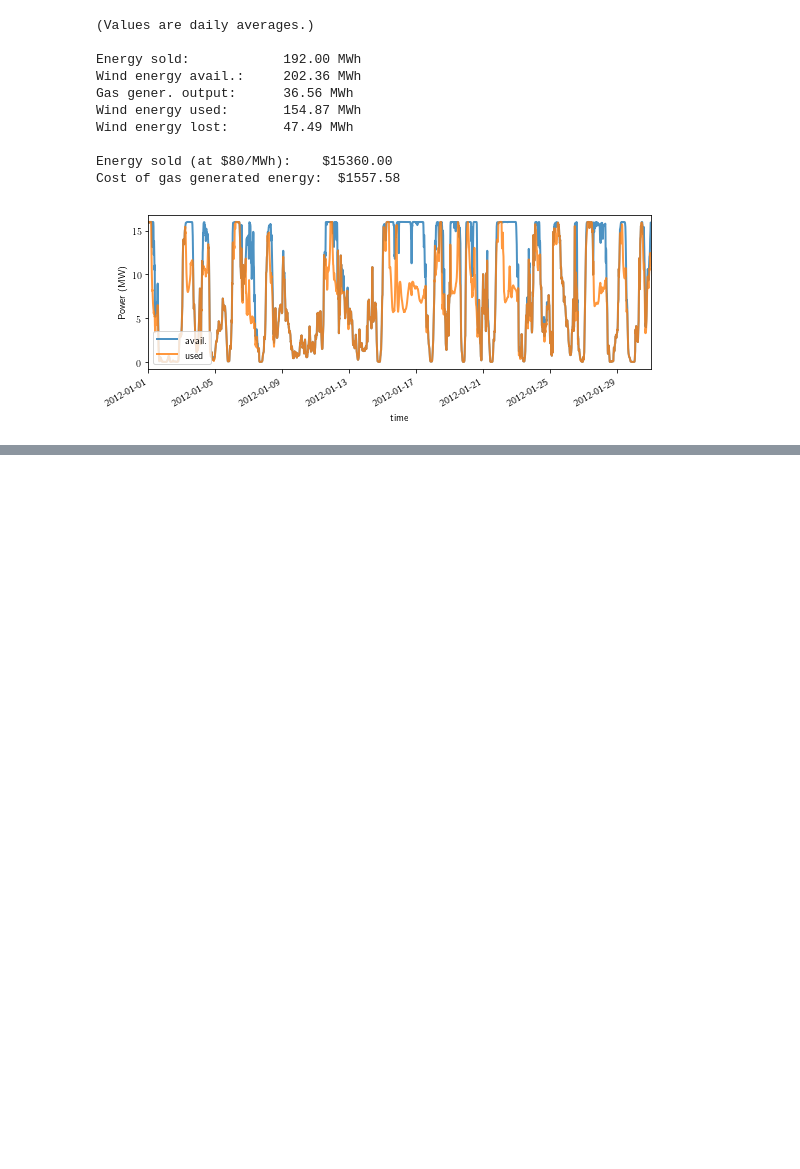
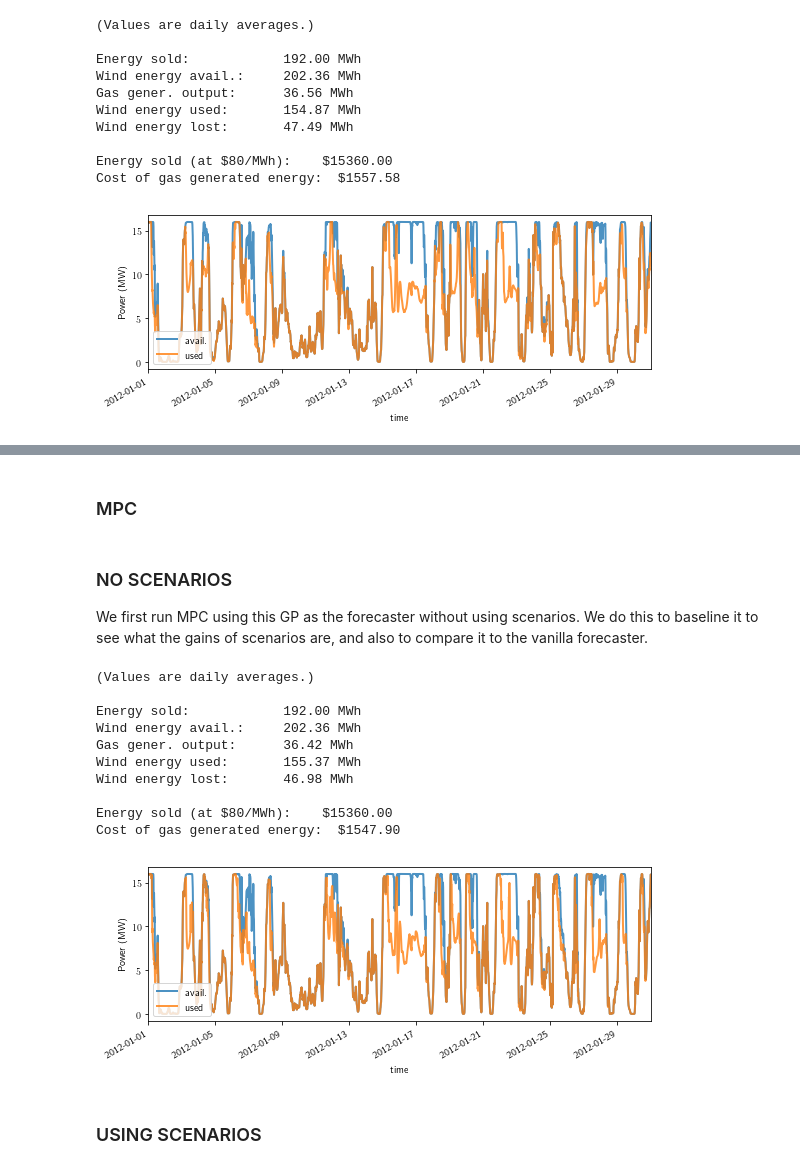
Before and after one commit to lsspear/mpc_project, a Jupyter notebook: Gaussian_Process.ipynb, the cells around one changed output, grey strips where cells are left out. Cells and saved outputs as stored; diff of their text form; code cells hidden in the pictures; blank space fills up the shorter version.

```diff
--- a/Gaussian_Process.ipynb
+++ b/Gaussian_Process.ipynb
@@ -964,0 +1051,5 @@ Cost of gas generated energy:  $1557.58
+# %% [markdown]
+### MPC
+# %% [markdown]
+### NO SCENARIOS
+We first run MPC using this GP as the forecaster without using scenarios. We do this to baseline it to see what the gains of scenarios are, and also to compare it to the vanilla forecaster.
@@ -964,0 +1129,25 @@ Cost of gas generated energy:  $1557.58
+# %%
+cost_vec_RBF_MPC, MPC_vec_RBF_results = \
+    run_mpc(MPC_network, T, make_forecasts, implement, verbose = False, solver='ECOS')
+# %%
+wind_gen, gas_gen, storage = MPC_network.devices[0:3]
+
+print_and_plot_stats(wind_power_avail =  p_wind[sim_start_time:sim_end_time],
+                     wind_power_used = -MPC_vec_RBF_results.power[(wind_gen, 0)].flatten(),
+                     gas_power = -MPC_vec_RBF_results.power[(gas_gen,0)].flatten(),
+                     output =  target_output[:T],
+                     cost = cost_vec_RBF_MPC)
+# %% [output]
+(Values are daily averages.)
+
+Energy sold:            192.00 MWh
+Wind energy avail.:     202.36 MWh
+Gas gener. output:      36.42 MWh
+Wind energy used:       155.37 MWh
+Wind energy lost:       46.98 MWh
+
+Energy sold (at $80/MWh):    $15360.00
+Cost of gas generated energy:  $1547.90
+[figure, added]
+# %% [markdown]
+### USING SCENARIOS
```
Also changed, not shown: parts of 16 cells of this notebook.
